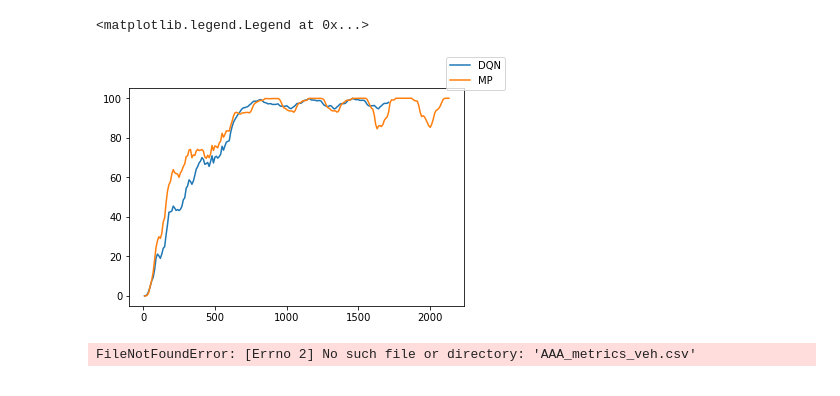
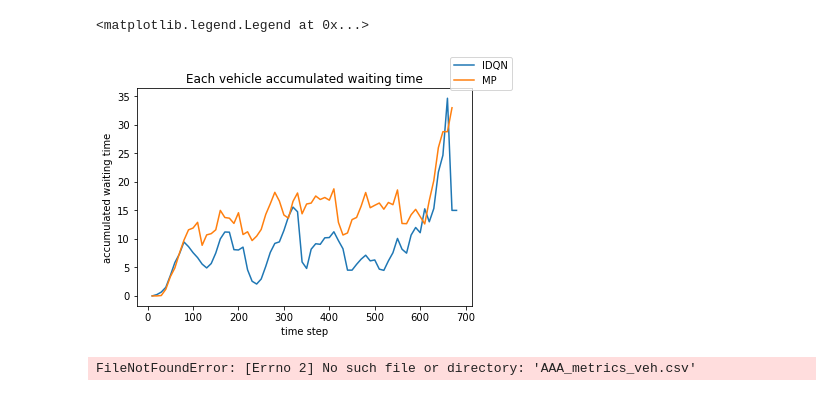
Before and after one commit to Sunglass2225/AI-Traffic, a Jupyter notebook: test.ipynb, the cells around one changed output. Cells and saved outputs as stored; diff of their text form; code cells hidden in the pictures.

```diff
--- a/test.ipynb
+++ b/test.ipynb
@@ -2,11 +2,11 @@
 import pandas as pd
 import matplotlib.pyplot as plt
 # %%
-DQN_lane = pd.read_csv('Ryan_iDQN_Controller_metrics_lane.csv')
-MP_lane = pd.read_csv('MP_Controller_metrics_lane.csv')
+DQN_lane = pd.read_csv('##IDQN_metrics_lane.csv')
+MP_lane = pd.read_csv('Max_pressure_metrics_lane.csv')
 
-DQN_veh = pd.read_csv('Ryan_iDQN_Controller_metrics_veh.csv')
-MP_veh = pd.read_csv('MP_Controller_metrics_veh.csv')
+DQN_veh = pd.read_csv('##IDQN_metrics_veh.csv')
+MP_veh = pd.read_csv('Max_pressure_metrics_veh.csv')
 
 DQN_lane.head()
 # %% [output]
@@ -60,11 +75,16 @@ fig.legend()
 # %%
 fig = plt.figure()
-plt.plot(DQN_vehicle_step['step'],DQN_vehicle_step['AccumulatedWaitingTime'], label = 'DQN')
+plt.plot(DQN_vehicle_step['step'],DQN_vehicle_step['AccumulatedWaitingTime'], label = 'IDQN')
 plt.plot(MP_vehicle_step['step'],MP_vehicle_step['AccumulatedWaitingTime'], label = 'MP')
+
+plt.title("Each vehicle accumulated waiting time")
+plt.ylabel("accumulated waiting time")
+plt.xlabel("time step")
+
 fig.legend()
 # %% [output]
 <matplotlib.legend.Legend at 0x...>
-[figure, old version]
+[figure, new version]
 # %%
 vehicle = pd.read_csv('AAA_metrics_veh.csv')
 vehicle.head()
```
Also changed, not shown: parts of 5 cells of this notebook.
